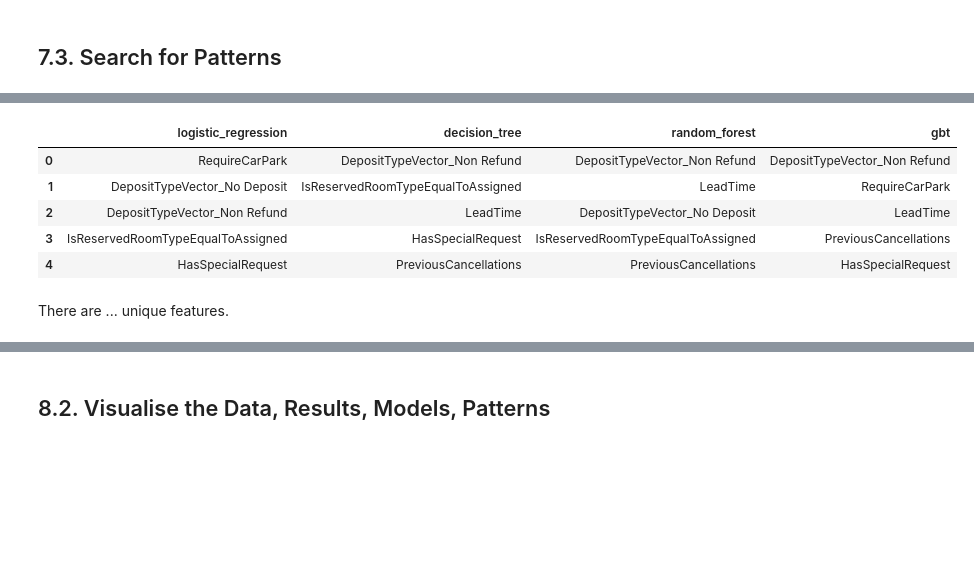
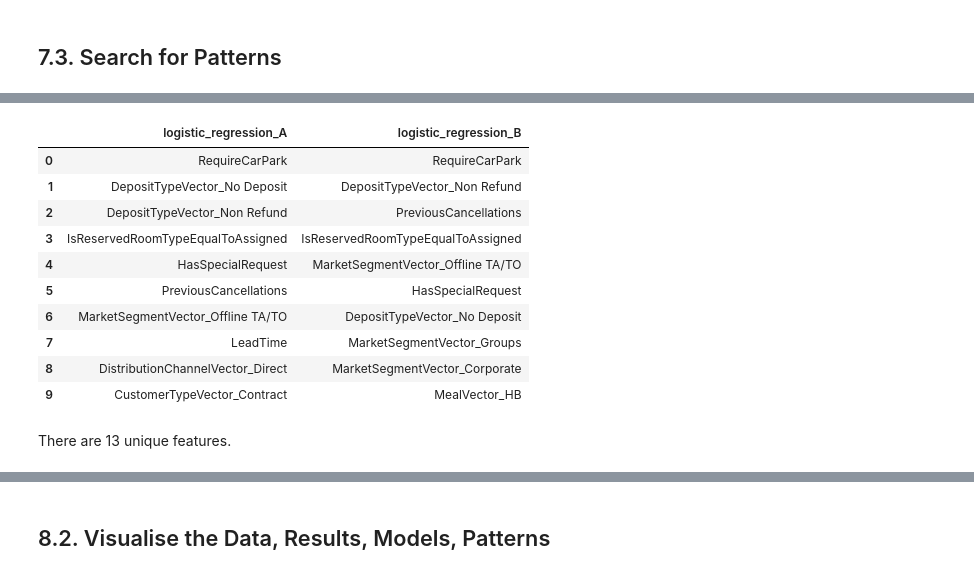
Before and after one commit to elvyna/hotel-booking-cancellation, a Jupyter notebook: 2-data-mining-iter2.ipynb, the cells around one changed output, grey strips where cells are left out. Cells and saved outputs as stored; diff of their text form; code cells hidden in the pictures; blank space fills up the shorter version.

```diff
--- a/2-data-mining-iter2.ipynb
+++ b/2-data-mining-iter2.ipynb
@@ -426,16 +397,17 @@ plot_feature_importance_score(logres_coef, xlabel = 'coefficient value')
 ## Extract feature, depends on it is the best model that are loaded from pickled file
 ## or a newly trained model (still in the form of CrossValidatorModel)
 
-if (type(cv_rf) == pyspark.ml.tuning.CrossValidatorModel):
-    feature_value = cv_rf.bestModel.stages[-1].featureImportances
-elif (type(cv_rf) == pyspark.ml.pipeline.PipelineModel):
-    feature_value = cv_rf.stages[-1].featureImportances
+if (type(cv_logres2) == pyspark.ml.tuning.CrossValidatorModel):
+    feature_value = cv_logres2.bestModel.stages[-1].coefficients
+elif (type(cv_logres2) == pyspark.ml.pipeline.PipelineModel):
+    feature_value = cv_logres2.stages[-1].coefficients
 
-rf_features = get_feature_importance_score(
+logres2_coef = get_feature_importance_score(
     feature_importance = feature_value,
     spark_df = df_train_assembled,
     feature_colname = 'features'
 )
+logres2_coef['score_abs'] = np.abs(logres2_coef['score'])
 
-plot_feature_importance_score(rf_features)
+plot_feature_importance_score(logres2_coef, xlabel = 'coefficient value')
 # %% [output]
@@ -450,29 +422,39 @@ We extract the top 5 important features based on each model, as displayed below.
 # %%
-TOP_N_FEATURES = 5
+TOP_N_FEATURES = 10
 FEATURE_NAME_COL = 'name'
 
 logres_top_features = logres_coef.sort_values(
     by = 'score_abs',
     ascending = False
 ).head(TOP_N_FEATURES)[FEATURE_NAME_COL].values
 
+logres2_top_features = logres2_coef.sort_values(
+    by = 'score_abs',
+    ascending = False
+).head(TOP_N_FEATURES)[FEATURE_NAME_COL].values
+
 df_top_features = pd.DataFrame(
     data = {
-        'logistic_regression': logres_top_features,
-        'random_forest': rf_features.head(TOP_N_FEATURES)[FEATURE_NAME_COL].values
+        'logistic_regression_A': logres_top_features,
+        'logistic_regression_B': logres2_top_features
     }
 )
 
 df_top_features
 # %% [output]
-|  | logistic_regression | decision_tree | random_forest | gbt |
-| 0 | RequireCarPark | DepositTypeVector_Non Refund | DepositTypeVector_Non Refund | DepositTypeVector_Non Refund |
-| 1 | DepositTypeVector_No Deposit | IsReservedRoomTypeEqualToAssigned | LeadTime | RequireCarPark |
-| 2 | DepositTypeVector_Non Refund | LeadTime | DepositTypeVector_No Deposit | LeadTime |
-| 3 | IsReservedRoomTypeEqualToAssigned | HasSpecialRequest | IsReservedRoomTypeEqualToAssigned | PreviousCancellations |
-| 4 | HasSpecialRequest | PreviousCancellations | PreviousCancellations | HasSpecialRequest |
+|  | logistic_regression_A | logistic_regression_B |
+| 0 | RequireCarPark | RequireCarPark |
+| 1 | DepositTypeVector_No Deposit | DepositTypeVector_Non Refund |
+| 2 | DepositTypeVector_Non Refund | PreviousCancellations |
+| 3 | IsReservedRoomTypeEqualToAssigned | IsReservedRoomTypeEqualToAssigned |
+| 4 | HasSpecialRequest | MarketSegmentVector_Offline TA/TO |
+| 5 | PreviousCancellations | HasSpecialRequest |
+| 6 | MarketSegmentVector_Offline TA/TO | DepositTypeVector_No Deposit |
+| 7 | LeadTime | MarketSegmentVector_Groups |
+| 8 | DistributionChannelVector_Direct | MarketSegmentVector_Corporate |
+| 9 | CustomerTypeVector_Contract | MealVector_HB |
 # %% [markdown]
-There are ... unique features.
+There are 13 unique features.
 # %%
 from itertools import chain
 
```
Also changed, not shown: parts of 42 cells of this notebook.
